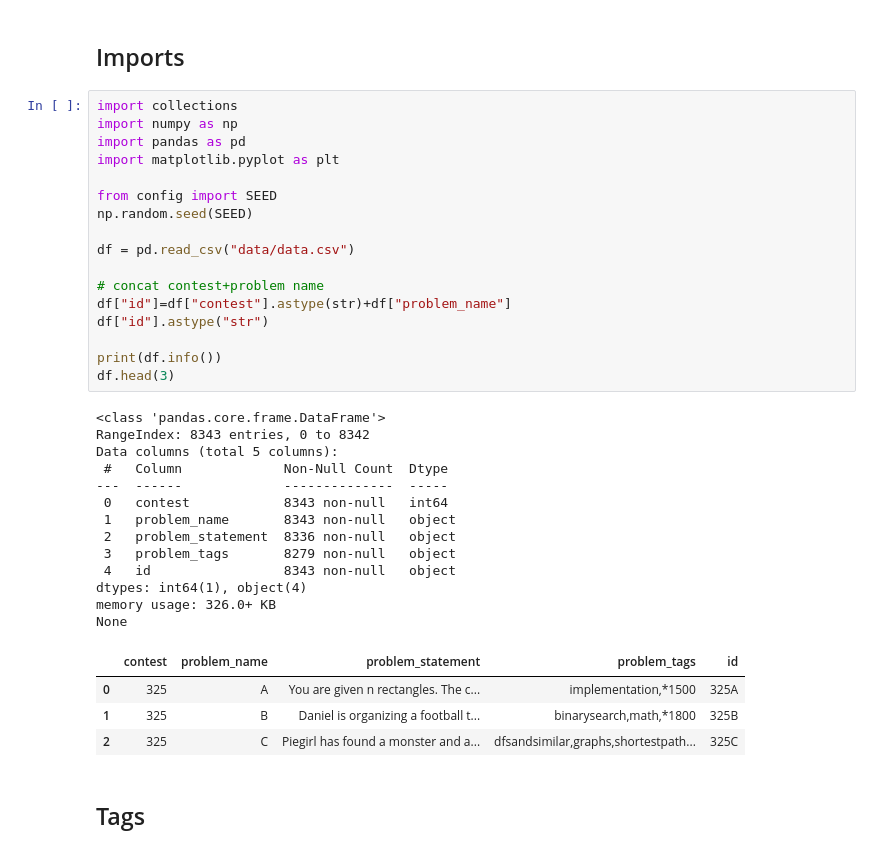
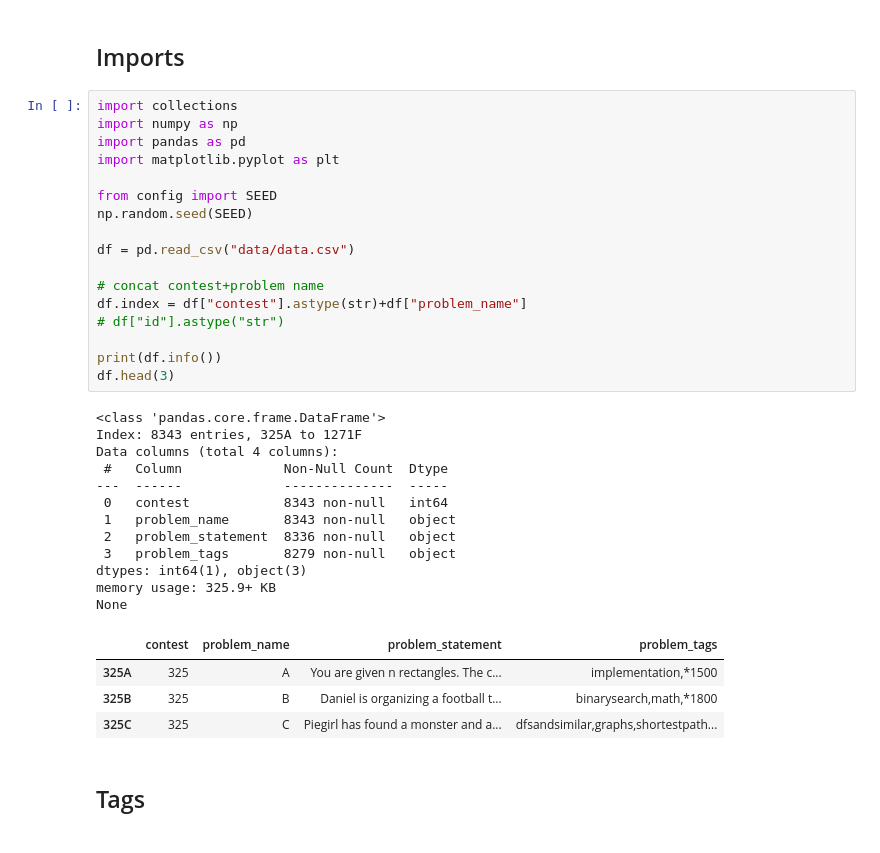
Before and after one commit to jhojin7/codeforces-predict, a Jupyter notebook: eda.ipynb, the cells around one changed output. Cells and saved outputs as stored; diff of their text form.

```diff
--- a/eda.ipynb
+++ b/eda.ipynb
@@ -3,38 +3,37 @@
 # %%
 import collections
 import numpy as np
 import pandas as pd
 import matplotlib.pyplot as plt
 
 from config import SEED
 np.random.seed(SEED)
 
 df = pd.read_csv("data/data.csv")
 
 # concat contest+problem name
-df["id"]=df["contest"].astype(str)+df["problem_name"]
-df["id"].astype("str")
+df.index = df["contest"].astype(str)+df["problem_name"]
+# df["id"].astype("str")
 
 print(df.info())
 df.head(3)
 # %% [output]
 <class 'pandas.core.frame.DataFrame'>
-RangeIndex: 8343 entries, 0 to 8342
-Data columns (total 5 columns):
+Index: 8343 entries, 325A to 1271F
+Data columns (total 4 columns):
  #   Column             Non-Null Count  Dtype
 ---  ------             --------------  -----
  0   contest            8343 non-null   int64
  1   problem_name       8343 non-null   object
  2   problem_statement  8336 non-null   object
  3   problem_tags       8279 non-null   object
- 4   id                 8343 non-null   object
-dtypes: int64(1), object(4)
-memory usage: 326.0+ KB
+dtypes: int64(1), object(3)
+memory usage: 325.9+ KB
 None
-|  | contest | problem_name | problem_statement | problem_tags | id |
-| 0 | 325 | A | You are given n rectangles. The c... | implementation,*1500 | 325A |
-| 1 | 325 | B | Daniel is organizing a football t... | binarysearch,math,*1800 | 325B |
-| 2 | 325 | C | Piegirl has found a monster and a... | dfsandsimilar,graphs,shortestpath... | 325C |
+|  | contest | problem_name | problem_statement | problem_tags |
+| 325A | 325 | A | You are given n rectangles. The c... | implementation,*1500 |
+| 325B | 325 | B | Daniel is organizing a football t... | binarysearch,math,*1800 |
+| 325C | 325 | C | Piegirl has found a monster and a... | dfsandsimilar,graphs,shortestpath... |
 # %% [markdown]
 ## Tags
 # %%
```
Also changed, not shown: parts of 8 cells of this notebook.
